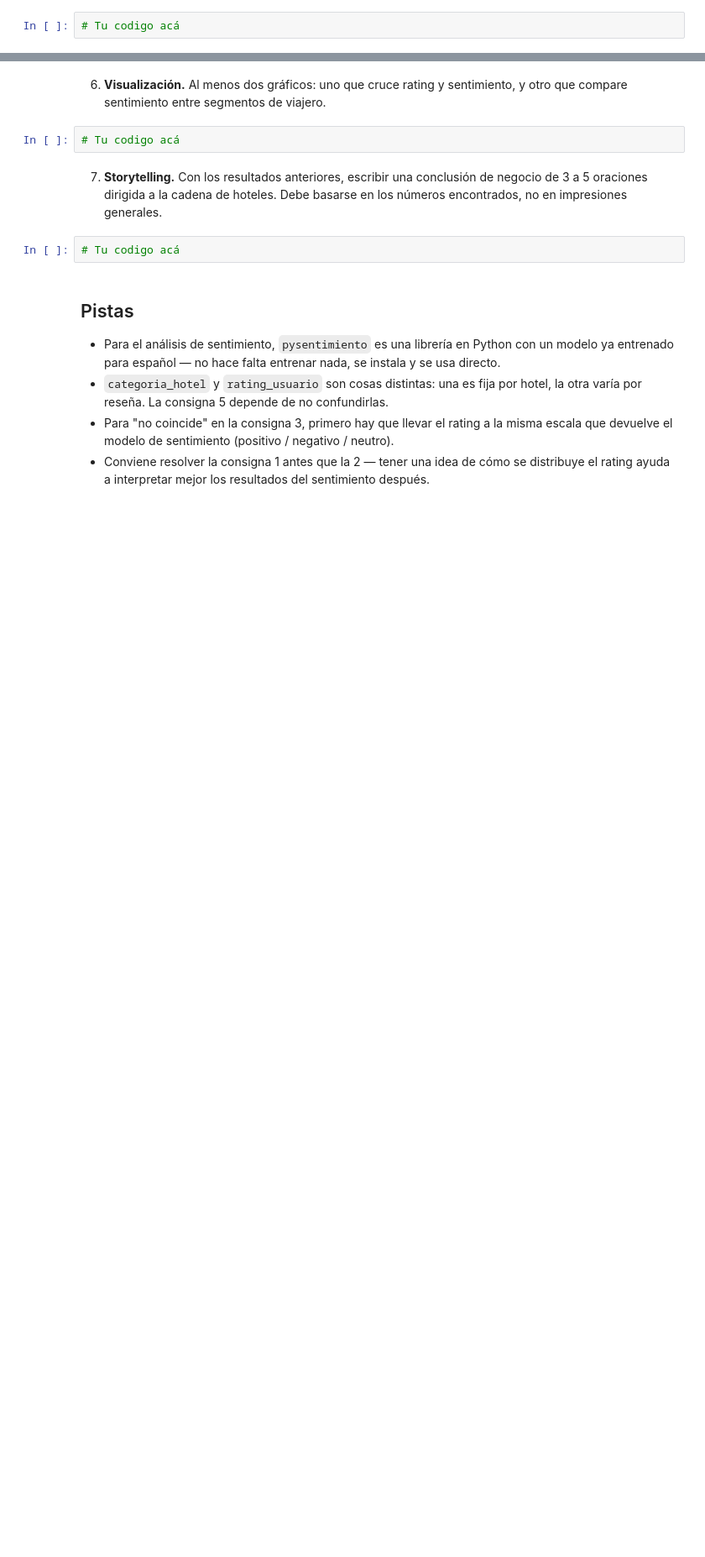
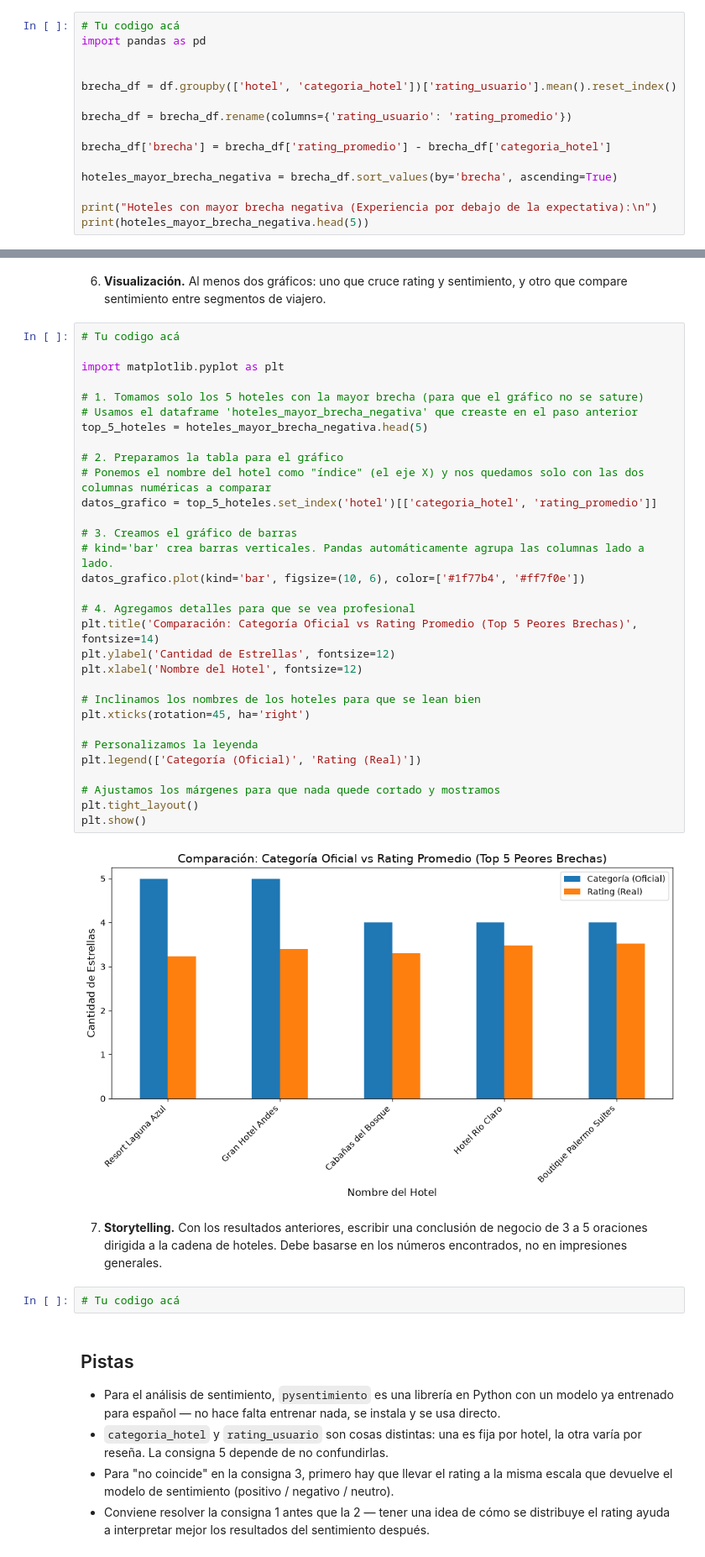
Before and after one commit to Glinarez24/data-analysis-course, a Jupyter notebook: modulo-4-visualizacion/clase-19/ejercicio-integrador.ipynb, the cells around one changed output, grey strips where cells are left out. Shown at 84% size. Saved outputs shown, nothing was run; the diff lists cells and outputs as text; blank space fills up the shorter version.

```diff
--- a/modulo-4-visualizacion/clase-19/ejercicio-integrador.ipynb
+++ b/modulo-4-visualizacion/clase-19/ejercicio-integrador.ipynb
@@ -154,3 +215,16 @@ To support symlinks on Windows, you either need to activate Developer Mode or to
 5. **Brecha categoría-experiencia.** Por hotel, calcular la diferencia entre `categoria_hotel` y el `rating_usuario` promedio. Identificar los hoteles con mayor brecha negativa.
 # %%
 # Tu codigo acá
+import pandas as pd
+
+
+brecha_df = df.groupby(['hotel', 'categoria_hotel'])['rating_usuario'].mean().reset_index()
+
+brecha_df = brecha_df.rename(columns={'rating_usuario': 'rating_promedio'})
+
+brecha_df['brecha'] = brecha_df['rating_promedio'] - brecha_df['categoria_hotel']
+
+hoteles_mayor_brecha_negativa = brecha_df.sort_values(by='brecha', ascending=True)
+
+print("Hoteles con mayor brecha negativa (Experiencia por debajo de la expectativa):\n")
+print(hoteles_mayor_brecha_negativa.head(5))
@@ -158,6 +241,37 @@ To support symlinks on Windows, you either need to activate Developer Mode or to
 6. **Visualización.** Al menos dos gráficos: uno que cruce rating y sentimiento, y otro que compare sentimiento entre segmentos de viajero.
 # %%
 # Tu codigo acá
+
+import matplotlib.pyplot as plt
+
+# 1. Tomamos solo los 5 hoteles con la mayor brecha (para que el gráfico no se sature)
+# Usamos el dataframe 'hoteles_mayor_brecha_negativa' que creaste en el paso anterior
+top_5_hoteles = hoteles_mayor_brecha_negativa.head(5)
+
+# 2. Preparamos la tabla para el gráfico
+# Ponemos el nombre del hotel como "índice" (el eje X) y nos quedamos solo con las dos columnas numéricas a comparar
+datos_grafico = top_5_hoteles.set_index('hotel')[['categoria_hotel', 'rating_promedio']]
+
+# 3. Creamos el gráfico de barras
+# kind='bar' crea barras verticales. Pandas automáticamente agrupa las columnas lado a lado.
+datos_grafico.plot(kind='bar', figsize=(10, 6), color=['#1f77b4', '#ff7f0e'])
+
+# 4. Agregamos detalles para que se vea profesional
+plt.title('Comparación: Categoría Oficial vs Rating Promedio (Top 5 Peores Brechas)', fontsize=14)
+plt.ylabel('Cantidad de Estrellas', fontsize=12)
+plt.xlabel('Nombre del Hotel', fontsize=12)
+
+# Inclinamos los nombres de los hoteles para que se lean bien
+plt.xticks(rotation=45, ha='right')
+
+# Personalizamos la leyenda
+plt.legend(['Categoría (Oficial)', 'Rating (Real)'])
+
+# Ajustamos los márgenes para que nada quede cortado y mostramos
+plt.tight_layout()
+plt.show()
+# %% [output]
+[figure, added]
 # %% [markdown]
 7. **Storytelling.** Con los resultados anteriores, escribir una conclusión de negocio de 3 a 5 oraciones dirigida a la cadena de hoteles. Debe basarse en los números encontrados, no en impresiones generales.
 # %%
```
Also changed, not shown: parts of 3 cells of this notebook.
